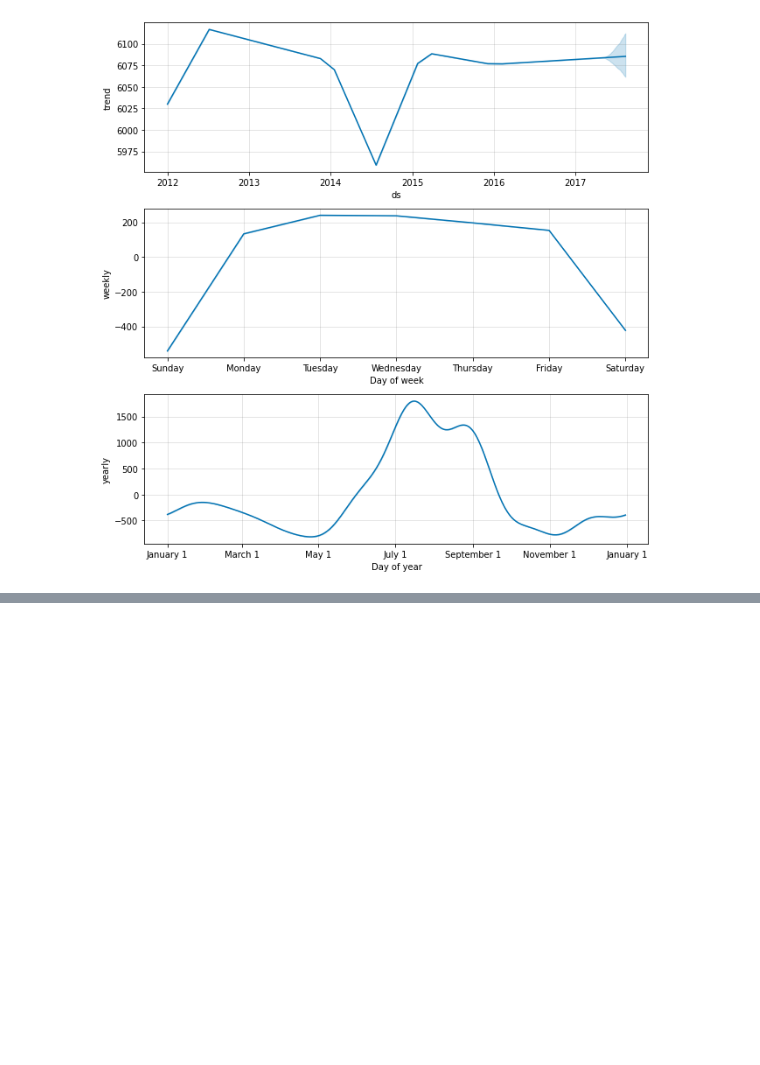
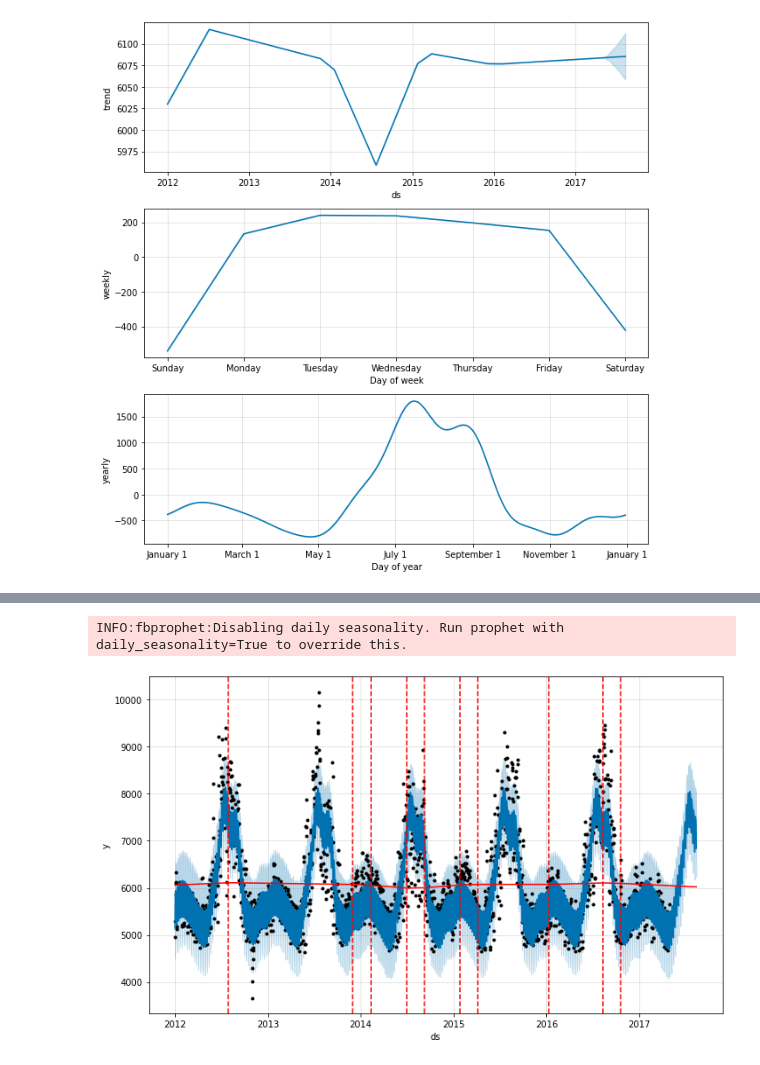
Before and after one commit to Kgs-Mathaba/Time_Series_modelling_using_Facebook_Prophet, a Jupyter notebook: Univariate_Time_Series_using_FB_Prophet.ipynb, the cells around one changed output, grey strips where cells are left out. Cells and saved outputs as stored; diff of their text form; code cells hidden in the pictures; blank space fills up the shorter version.

```diff
--- a/Univariate_Time_Series_using_FB_Prophet.ipynb
+++ b/Univariate_Time_Series_using_FB_Prophet.ipynb
@@ -236,0 +284,8 @@ fig2 = prophecy.plot_components(forecast)
+# %%
+pro_change = Prophet(changepoint_range = 0.9, yearly_seasonality=True)
+forecast = pro_change.fit(train).predict(future)
+fig = pro_change.plot(forecast);
+a = add_changepoints_to_plot(fig.gca(), pro_change, forecast)
+# %% [output]
+INFO:fbprophet:Disabling daily seasonality. Run prophet with daily_seasonality=True to override this.
+[figure, added]
```
Also changed, not shown: parts of 9 cells of this notebook.
